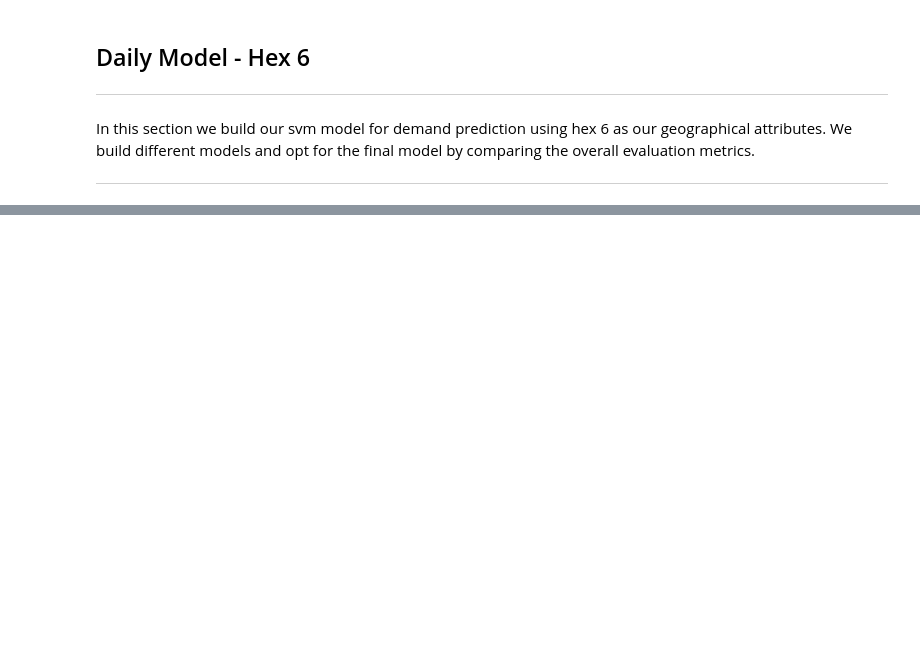
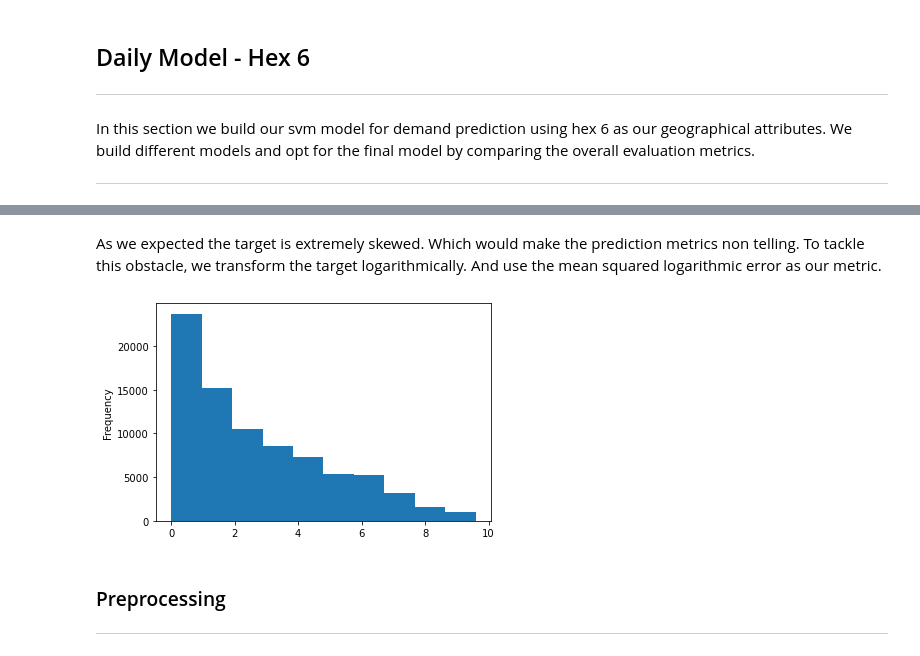
Before and after one commit to SepehrRad/aaa21, a Jupyter notebook: notebooks/prediction_svm.ipynb, the cells around one changed output, grey strips where cells are left out. Cells and saved outputs as stored; diff of their text form; code cells hidden in the pictures; blank space fills up the shorter version.

```diff
--- a/notebooks/prediction_svm.ipynb
+++ b/notebooks/prediction_svm.ipynb
@@ -613,0 +717,11 @@ del daily_demand_hex_7
+# %% [markdown]
+As we expected the target is extremely skewed. Which would make the prediction metrics non telling. To tackle this obstacle, we transform the target logarithmically. And use the mean squared logarithmic error as our metric.
+# %%
+six_hour_demand['Demand (6H)'] = np.log(six_hour_demand['Demand (6H)'])
+six_hour_demand['Demand (6H)'].plot.hist()
+plt.show()
+# %% [output]
+[figure, added]
+# %% [markdown]
+### Preprocessing
+---
```
Also changed, not shown: parts of 186 cells of this notebook, 1 other file.
